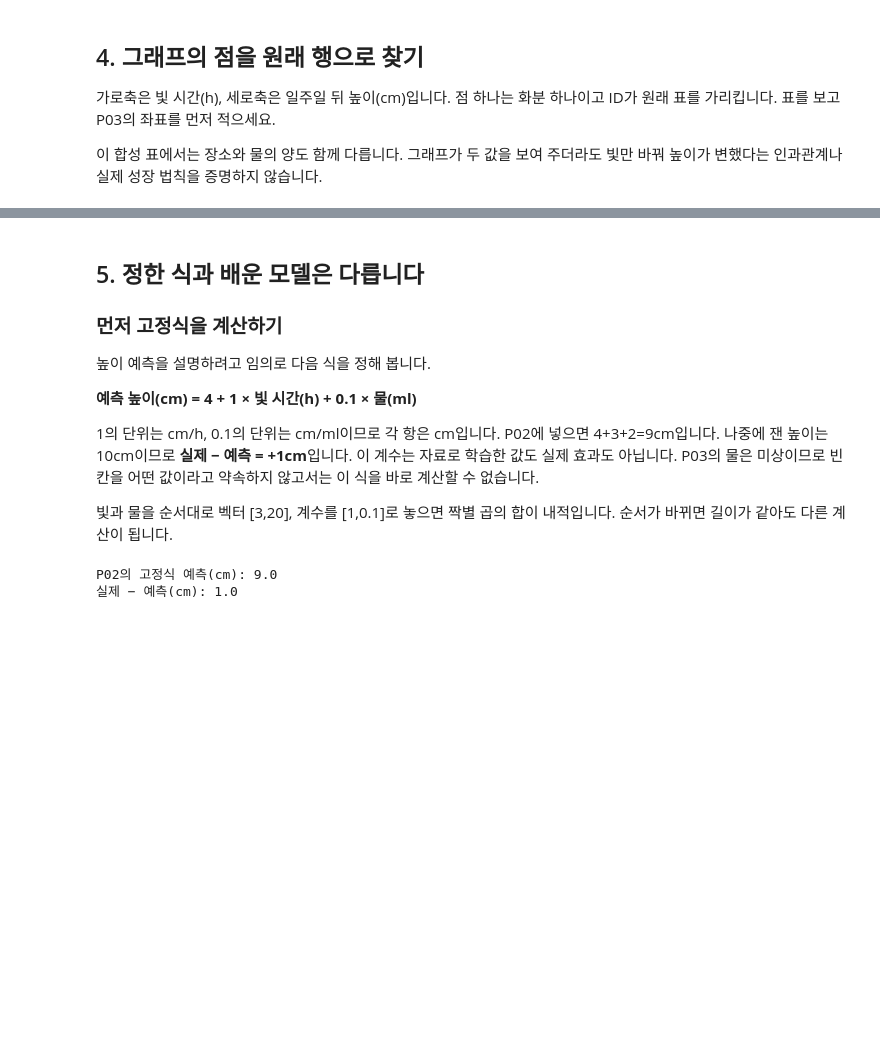
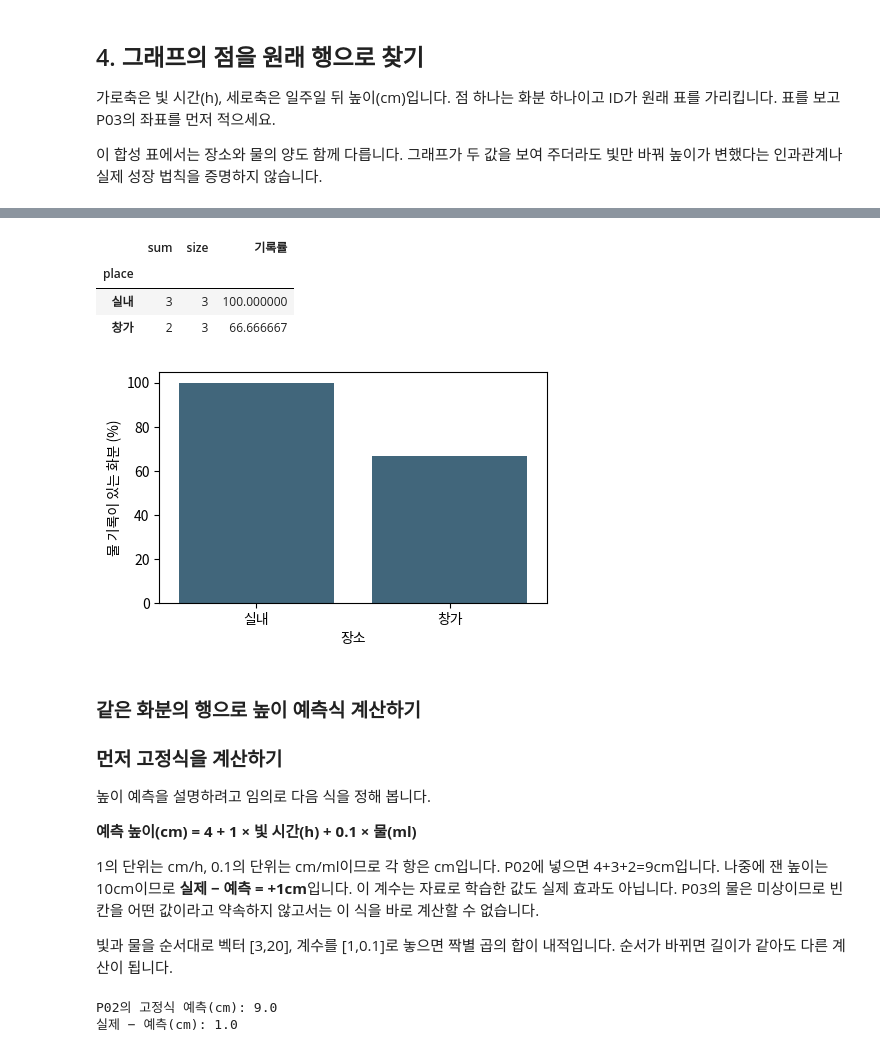
Before and after one commit to jlee-ax/AI-Olympiad, a Jupyter notebook: lessons/week01/week01_integrated.ipynb, the cells around one changed output, grey strips where cells are left out. Drawn from its saved outputs; the diff is of its cells as text; code cells hidden in the pictures; blank space fills up the shorter version.

```diff
--- a/lessons/week01/week01_integrated.ipynb
+++ b/lessons/week01/week01_integrated.ipynb
@@ -368,5 +224,25 @@ plt.show()
+# %%
+import seaborn as sns
+
+water_summary = (plants.assign(recorded=plants["water_ml"].notna())
+                 .groupby("place", sort=False)["recorded"].agg(["sum", "size"]))
+water_summary["기록률"] = 100 * water_summary["sum"] / water_summary["size"]
+display(water_summary)
+
+fig, ax = plt.subplots(figsize=(5, 3))
+place_order = water_summary.index.tolist()
+sns.barplot(data=water_summary.reset_index(), x="place", y="기록률",
+            order=place_order, color="#376985", ax=ax)
+ax.set(xlabel="장소", ylabel="물 기록이 있는 화분 (%)", ylim=(0, 105))
+plt.show()
+# %% [output]
+|  | sum | size | 기록률 |
+| place |  |  |  |
+| 실내 | 3 | 3 | 100.000000 |
+| 창가 | 2 | 3 | 66.666667 |
+[figure, added]
 # %% [markdown]
-## 5. 정한 식과 배운 모델은 다릅니다
+### 같은 화분의 행으로 높이 예측식 계산하기
 
 ### 먼저 고정식을 계산하기
 
```
Also changed, not shown: parts of 34 cells of this notebook, 18 other files.
